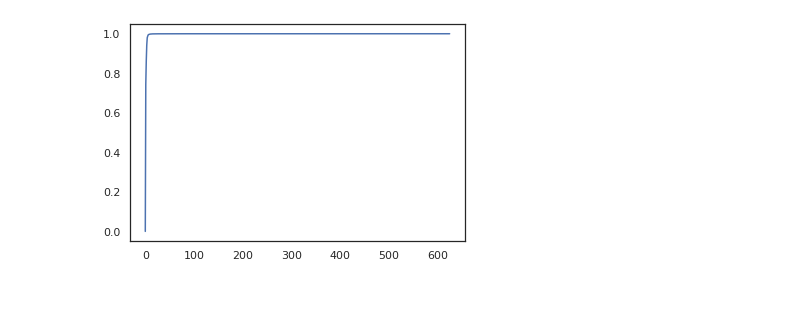
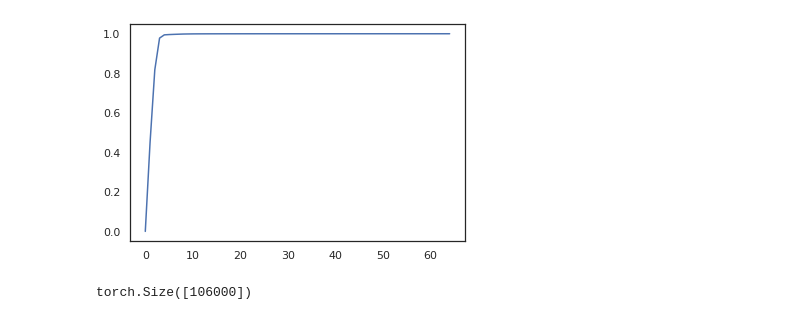
Before and after one commit to eghbalhosseini/neural_manifolds, a Jupyter notebook: test_p_map_on_KNN_data.ipynb, the cells around one changed output. Drawn from its saved outputs; the diff is of its cells as text; code cells hidden in the pictures.

```diff
--- a/test_p_map_on_KNN_data.ipynb
+++ b/test_p_map_on_KNN_data.ipynb
@@ -37,19 +37,23 @@ labels=torch.tensor(np.ravel(np.stack(data['targets']))).to(device)
 # %%
 # reduce the dimensionality of features
 low_dim_num=10
-pca_type='equal_var'
+pca_type='fixed'
 u, s, v = torch.svd(feat)
 # keep 85% variance explained ,
 idx_85 = torch.cumsum(s ** 2, dim=0) / torch.sum(s ** 2) <= .95
 cols = list(torch.where(idx_85)[0].cpu().numpy())
 if pca_type == 'fixed':
     feat_pca = torch.matmul(feat, v[:, :low_dim_num])
 elif pca_type == 'equal_var':
     feat_pca = torch.matmul(feat, v[:, cols])
 var_explained=torch.cumsum(torch.cat((torch.tensor([0], device=feat.device,dtype=feat.dtype), s ** 2)),
                                               dim=0) / torch.sum(s ** 2)
 plt.plot(var_explained.cpu())
 plt.show()
 # %% [output]
-[figure, old version]
+[figure, new version]
+# %%
+labels.shape
+# %% [output]
+torch.Size([106000])
 # %%
```
Also changed, not shown: parts of 16 cells of this notebook, 1 other file.
